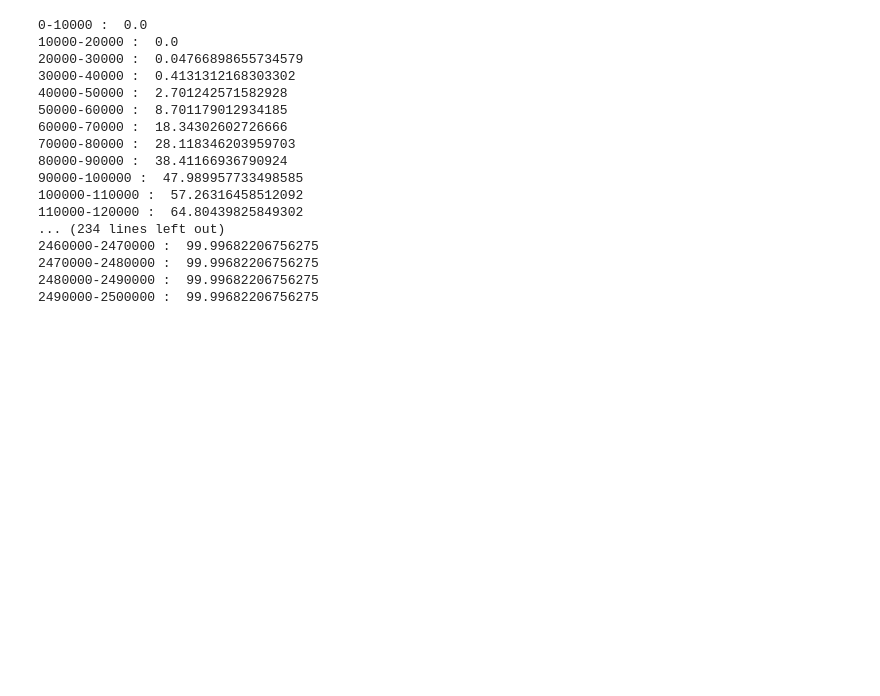
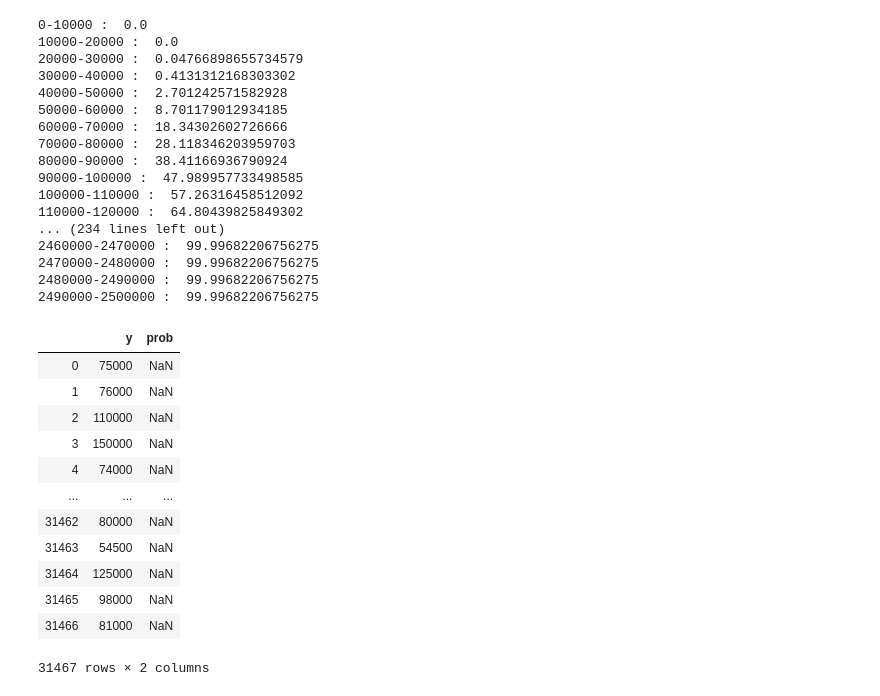
Before and after one commit to yaneura-no-gomi/mynavi_2019, a Jupyter notebook: notebook/1004_eda.ipynb, the cells around one changed output. Drawn from its saved outputs; the diff is of its cells as text; code cells hidden in the pictures; blank space fills up the shorter version.

```diff
--- a/notebook/1004_eda.ipynb
+++ b/notebook/1004_eda.ipynb
@@ -173,6 +174,6 @@ plt.hist(df[df['y']>500000]['y'])
 # %%
-train = pd.read_csv('../processed_data/train_v9.csv')
-test = pd.read_csv('../processed_data/test_v9.csv')
+train = pd.read_csv('../processed_data/train_v10.csv')
+test = pd.read_csv('../processed_data/test_v10.csv')
 # %%
 len(train[train['y']>200000])
 # %% [output]
@@ -231,3 +232,19 @@ for m in range(0,250):
 2470000-2480000 :  99.99682206756275
 2480000-2490000 :  99.99682206756275
 2490000-2500000 :  99.99682206756275
+# %%
+train.loc[:,['y','']]
+# %% [output]
+|  | y | prob |
+| 0 | 75000 | NaN |
+| 1 | 76000 | NaN |
+| 2 | 110000 | NaN |
+| 3 | 150000 | NaN |
+| 4 | 74000 | NaN |
+| ... | ... | ... |
+| 31462 | 80000 | NaN |
+| 31463 | 54500 | NaN |
+| 31464 | 125000 | NaN |
+| 31465 | 98000 | NaN |
+| 31466 | 81000 | NaN |
+31467 rows × 2 columns
```
Also changed, not shown: parts of 5 cells of this notebook, 19 other files.
